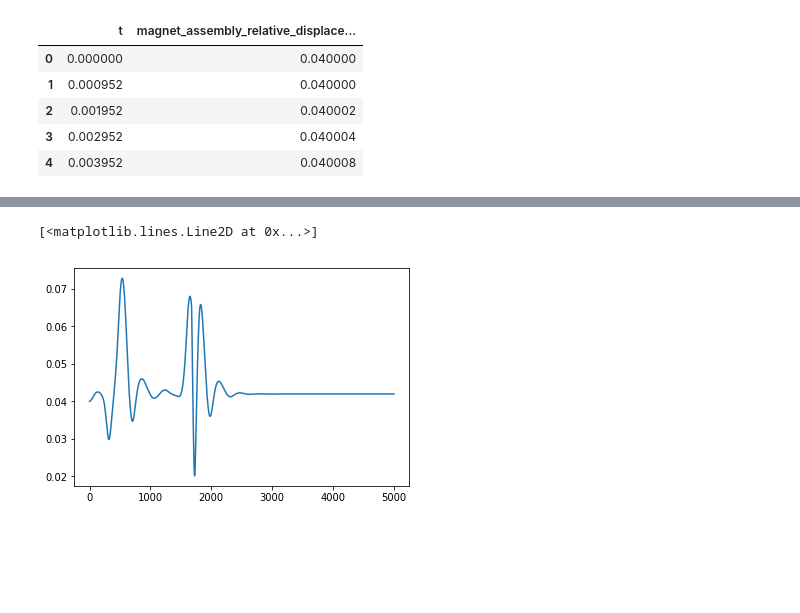
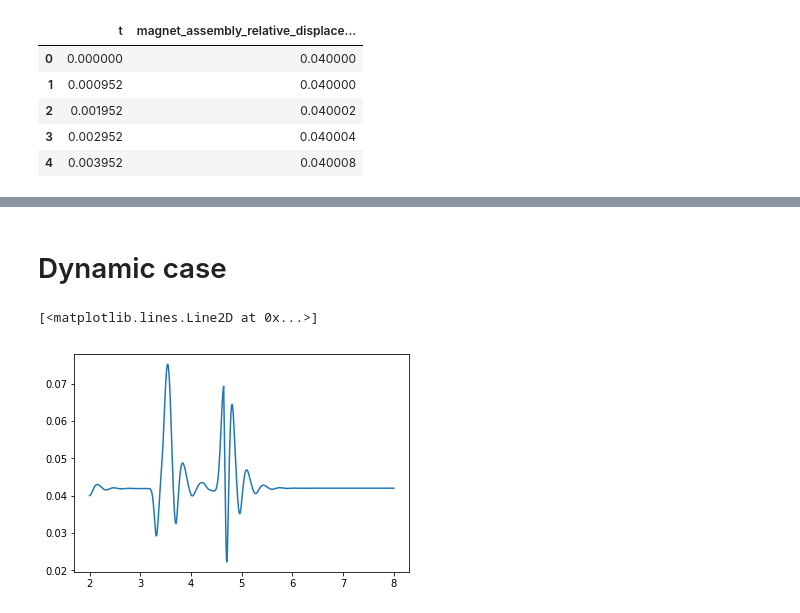
Before and after one commit to mnicstruwig/FlexibleFluxSimulator, a Jupyter notebook: notebooks/2018-11-16-Prototype-Unified-ODE.ipynb, the cells around one changed output, grey strips where cells are left out. Drawn from its saved outputs; the diff is of its cells as text; code cells hidden in the pictures; blank space fills up the shorter version.

```diff
--- a/notebooks/2018-11-16-Prototype-Unified-ODE.ipynb
+++ b/notebooks/2018-11-16-Prototype-Unified-ODE.ipynb
@@ -119,0 +108,11 @@ def unified_ode_coupled_oc(t, y, kwargs):
+# %%
+x1 = psoln.y[0, :]  # Tube displacement
+x2 = psoln.y[1, :]  # Tube velocity
+x3 = psoln.y[2, :]  # Magnet assembly displacement
+x4 = psoln.y[3, :]  # Magnet assembly velocity
+x5 = psoln.y[4, :]  # Flux
+t = psoln.t
+
+
+x_relative_displacement = x3 - x1
+x_relative_velocity = x4 - x2
@@ -120,6 +138,15 @@ def unified_ode_coupled_oc(t, y, kwargs):
+# %% [markdown]
+# Dynamic case
+# %%
+kwargs = {'spring' : spring,  # Changed back to magnetic spring
+         'damper': damper,
+         'input' : accelerometer,  # Back to input force
+         'magnet_assembly': magnet_assembly,
+         'flux_model': ocs.flux_model,
+         'coupling': 0.01}
 # %%
 psoln = solve_ivp(fun=lambda t, y: unified_ode_coupled_oc(t, y, kwargs),
-                  t_span=(3,8),
+                  t_span=(2,8),
                  y0=[0,0,0.04,0, 0],
                  max_step=0.001)
 # %%
@@ -128,16 +155,17 @@ x2 = psoln.y[1, :]  # Tube velocity
 x3 = psoln.y[2, :]  # Magnet assembly displacement
 x4 = psoln.y[3, :]  # Magnet assembly velocity
 x5 = psoln.y[4, :]  # Flux
+t = psoln.t
 
 
 x_relative_displacement = x3 - x1
 x_relative_velocity = x4 - x2
 # %%
 import matplotlib.pyplot as plt
-plt.plot(x3-x1)  # displacement
+plt.plot(t, x3-x1)  # displacement
 # %% [output]
 [<matplotlib.lines.Line2D at 0x...>]
-[figure, old version]
+[figure, new version]
 # %%
 plt.plot(psoln.t, np.gradient(x5)/np.gradient(psoln.t))
 #plt.xlim(0.,0.2)
```
Also changed, not shown: parts of 20 cells of this notebook, 1 other file.
